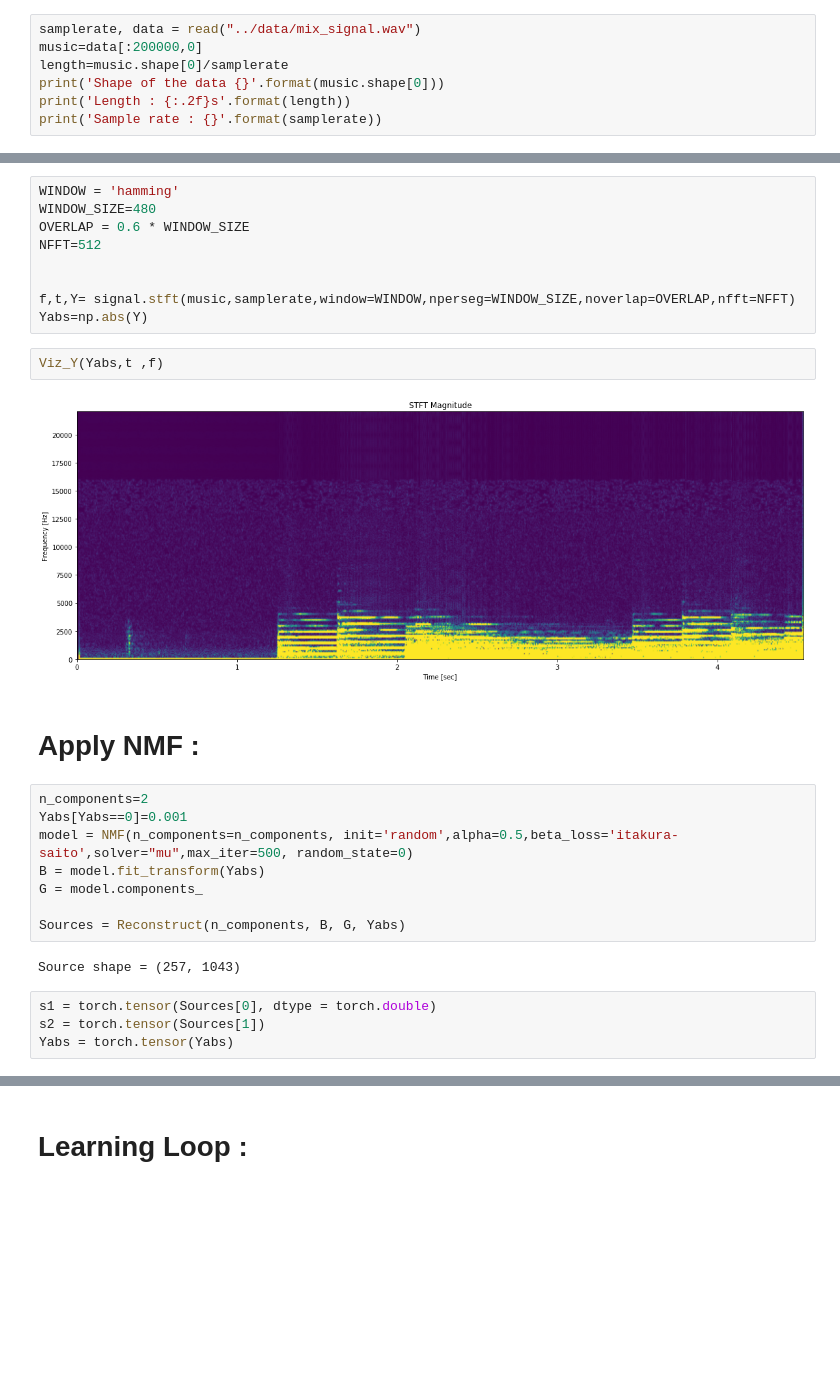
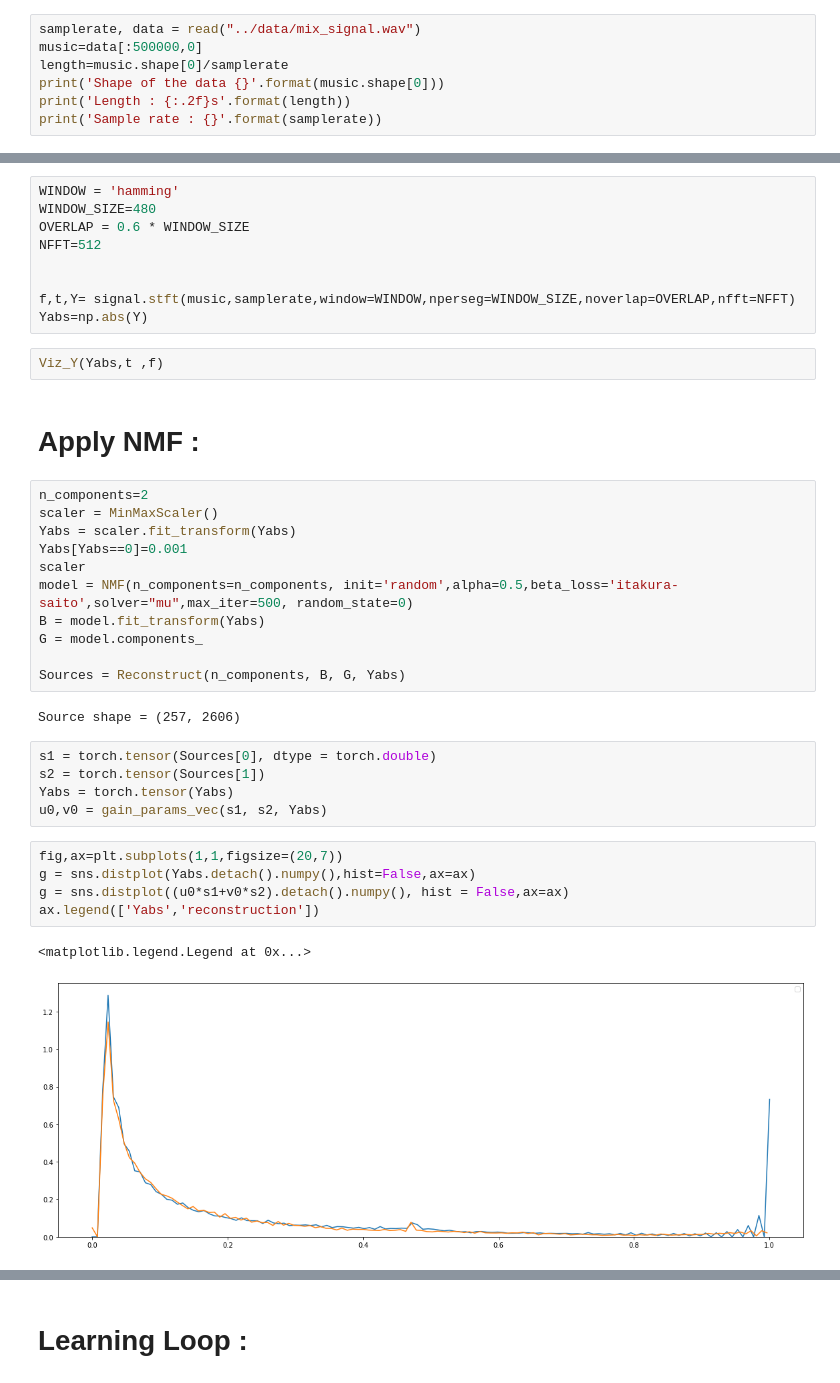
Before and after one commit to yacinebouaouni/Deep-Learning-Based-Speech-Separation, a Jupyter notebook: NMF/DNN.ipynb, the cells around one changed output, grey strips where cells are left out. Saved outputs shown, nothing was run; the diff lists cells and outputs as text; blank space fills up the shorter version.

```diff
--- a/NMF/DNN.ipynb
+++ b/NMF/DNN.ipynb
@@ -19,7 +113,7 @@ warnings.simplefilter('ignore')
 # Read audio file:
 # %%
 samplerate, data = read("../data/mix_signal.wav")
-music=data[:200000,0]
+music=data[:500000,0]
 length=music.shape[0]/samplerate
 print('Shape of the data {}'.format(music.shape[0]))
 print('Length : {:.2f}s'.format(length))
@@ -48,21 +142,31 @@ f,t,Y= signal.stft(music,samplerate,window=WINDOW,nperseg=WINDOW_SIZE,noverlap=O
 Yabs=np.abs(Y)
 # %%
 Viz_Y(Yabs,t ,f)
-# %% [output]
-[figure, removed]
 # %% [markdown]
 # Apply NMF :
 # %%
 n_components=2
+scaler = MinMaxScaler()
+Yabs = scaler.fit_transform(Yabs)
 Yabs[Yabs==0]=0.001
+scaler
 model = NMF(n_components=n_components, init='random',alpha=0.5,beta_loss='itakura-saito',solver="mu",max_iter=500, random_state=0)
 B = model.fit_transform(Yabs)
 G = model.components_
 
 Sources = Reconstruct(n_components, B, G, Yabs)
 # %% [output]
-Source shape = (257, 1043)
+Source shape = (257, 2606)
 # %%
 s1 = torch.tensor(Sources[0], dtype = torch.double)
 s2 = torch.tensor(Sources[1])
 Yabs = torch.tensor(Yabs)
+u0,v0 = gain_params_vec(s1, s2, Yabs)
+# %%
+fig,ax=plt.subplots(1,1,figsize=(20,7))
+g = sns.distplot(Yabs.detach().numpy(),hist=False,ax=ax)
+g = sns.distplot((u0*s1+v0*s2).detach().numpy(), hist = False,ax=ax)
+ax.legend(['Yabs','reconstruction'])
+# %% [output]
+<matplotlib.legend.Legend at 0x...>
+[figure, added]
```
Also changed, not shown: parts of 25 cells of this notebook.
